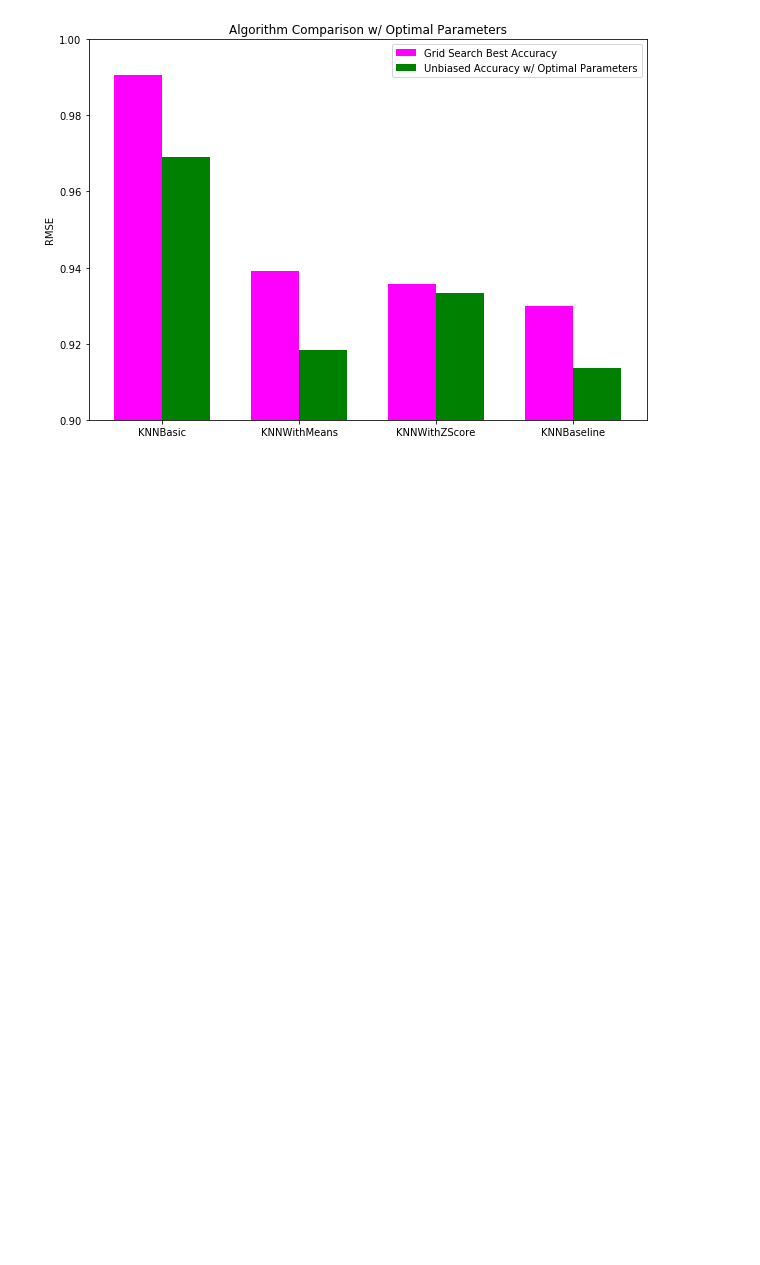
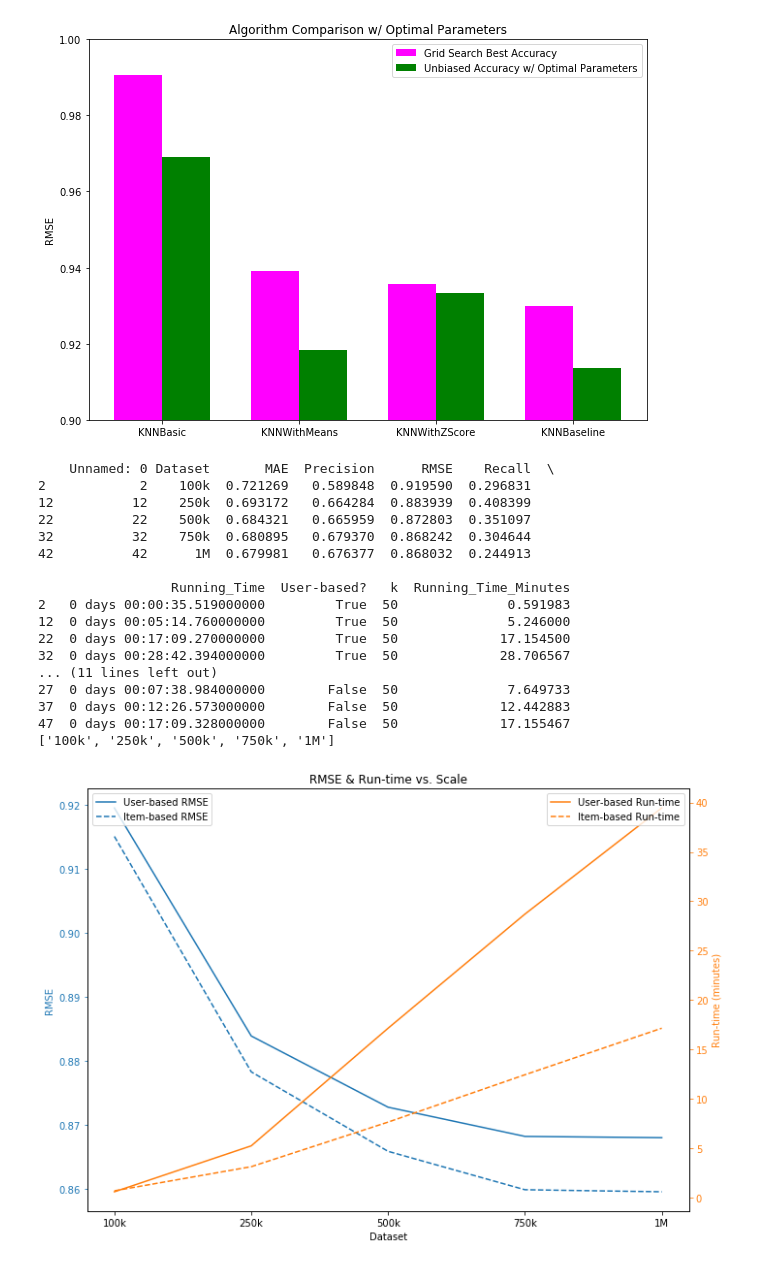
Before and after one commit to gmidhun95/recommender_system, a Jupyter notebook: project_part1/KNN_Performance_Plots_Revised.ipynb, the cells around one changed output. Cells and saved outputs as stored; diff of their text form; code cells hidden in the pictures; blank space fills up the shorter version.

Commit message:
Added plots for scale.

```diff
--- a/project_part1/KNN_Performance_Plots_Revised.ipynb
+++ b/project_part1/KNN_Performance_Plots_Revised.ipynb
@@ -112,3 +112,55 @@ ax.legend((rects1[0], rects2[0]), ('Grid Search Best Accuracy', 'Unbiased Accura
 plt.show()
 # %% [output]
 [figure]
+# %%
+df = pd.read_csv("100k_to_1M_Results.csv")
+user_based_df = df[(df["k"]==50) & (df["User-based?"]==True)]
+print user_based_df
+item_based_df = df[(df["k"]==50) & (df["User-based?"]==False)]
+print item_based_df
+
+x = [1,2,3,4,5]
+dataset_sizes = user_based_df["Dataset"].tolist()
+print dataset_sizes
+
+linestyle = "--"
+fig, ax1 = plt.subplots()
+fig.set_size_inches(10, 7)
+ax1.set_title("RMSE & Run-time vs. Scale")
+line1 = ax1.plot(x, user_based_df["RMSE"], color="tab:blue")
+line2 = ax1.plot(x, item_based_df["RMSE"], color="tab:blue", linestyle=linestyle)
+
+ax1.set_xlabel("Dataset")
+ax1.set_ylabel("RMSE", color='tab:blue')
+ax1.tick_params("y", colors='tab:blue')
+
+ax2 = ax1.twinx()
+line3 = ax2.plot(x, user_based_df["Running_Time_Minutes"], color="tab:orange")
+line4 = ax2.plot(x, item_based_df["Running_Time_Minutes"], color="tab:orange", linestyle = linestyle)
+ax2.set_ylabel("Run-time (minutes)", color='tab:orange')
+ax2.tick_params("y", colors='tab:orange')
+
+ax1.legend(("User-based RMSE", "Item-based RMSE"), loc="upper left")
+ax2.legend(("User-based Run-time", "Item-based Run-time"), loc="upper right")
+fig.tight_layout()
+plt.xticks(x, dataset_sizes)
+plt.show()
+# %% [output]
+    Unnamed: 0 Dataset       MAE  Precision      RMSE    Recall  \
+2            2    100k  0.721269   0.589848  0.919590  0.296831
+12          12    250k  0.693172   0.664284  0.883939  0.408399
+22          22    500k  0.684321   0.665959  0.872803  0.351097
+32          32    750k  0.680895   0.679370  0.868242  0.304644
+42          42      1M  0.679981   0.676377  0.868032  0.244913
+
+                 Running_Time  User-based?   k  Running_Time_Minutes
+2   0 days 00:00:35.519000000         True  50              0.591983
+12  0 days 00:05:14.760000000         True  50              5.246000
+22  0 days 00:17:09.270000000         True  50             17.154500
+32  0 days 00:28:42.394000000         True  50             28.706567
+... (11 lines left out)
+27  0 days 00:07:38.984000000        False  50              7.649733
+37  0 days 00:12:26.573000000        False  50             12.442883
+47  0 days 00:17:09.328000000        False  50             17.155467
+['100k', '250k', '500k', '750k', '1M']
+[figure, added]
```
Also changed, not shown: parts of 1 cell of this notebook, 3 other files.
